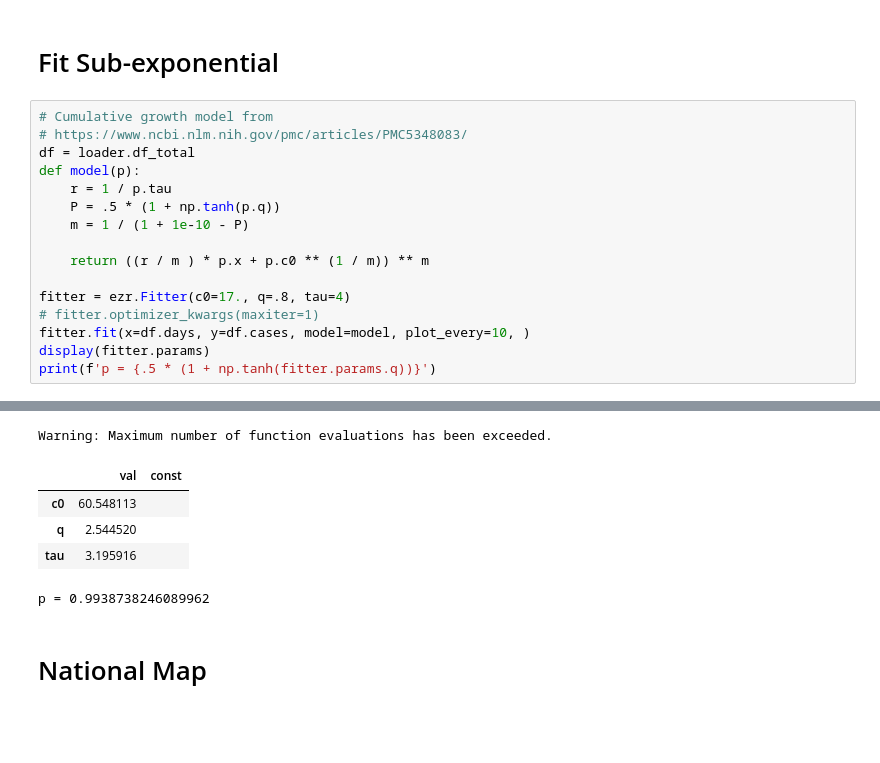
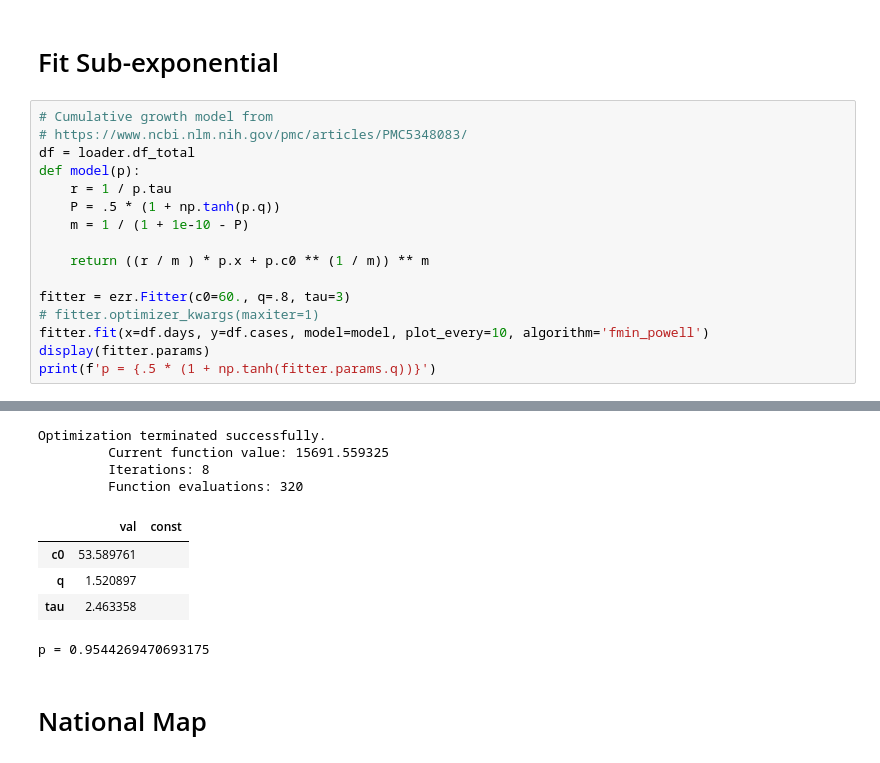
Before and after one commit to robdmc/COVID-19, a Jupyter notebook: us_corona.ipynb, the cells around one changed output, grey strips where cells are left out. Cells and saved outputs as stored; diff of their text form; blank space fills up the shorter version.

```diff
--- a/us_corona.ipynb
+++ b/us_corona.ipynb
@@ -98,27 +106,30 @@ Warning: Maximum number of function evaluations has been exceeded.
 # %%
 # Cumulative growth model from
 # https://www.ncbi.nlm.nih.gov/pmc/articles/PMC5348083/
 df = loader.df_total
 def model(p):
     r = 1 / p.tau
     P = .5 * (1 + np.tanh(p.q))
     m = 1 / (1 + 1e-10 - P)
 
     return ((r / m ) * p.x + p.c0 ** (1 / m)) ** m
 
-fitter = ezr.Fitter(c0=17., q=.8, tau=4)
+fitter = ezr.Fitter(c0=60., q=.8, tau=3)
 # fitter.optimizer_kwargs(maxiter=1)
-fitter.fit(x=df.days, y=df.cases, model=model, plot_every=10, )
+fitter.fit(x=df.days, y=df.cases, model=model, plot_every=10, algorithm='fmin_powell')
 display(fitter.params)
 print(f'p = {.5 * (1 + np.tanh(fitter.params.q))}')
 # %% [output]
 [interactive output not drawn]
-Warning: Maximum number of function evaluations has been exceeded.
+Optimization terminated successfully.
+         Current function value: 15691.559325
+         Iterations: 8
+         Function evaluations: 320
 |  | val | const |
-| c0 | 60.548113 |  |
-| q | 2.544520 |  |
-| tau | 3.195916 |  |
+| c0 | 53.589761 |  |
+| q | 1.520897 |  |
+| tau | 2.463358 |  |
-p = 0.9938738246089962
+p = 0.9544269470693175
 # %% [markdown]
 # National Map
 # %%
```
Also changed, not shown: parts of 7 cells of this notebook.
